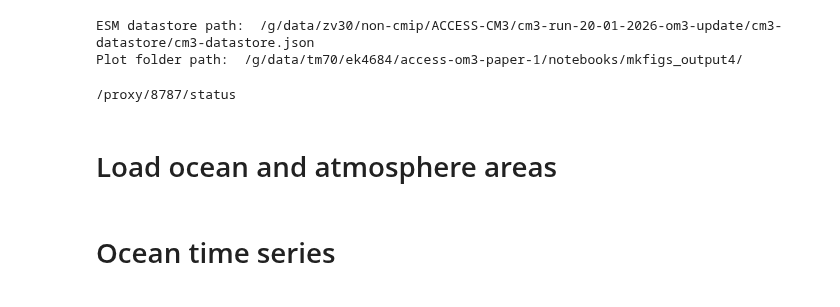
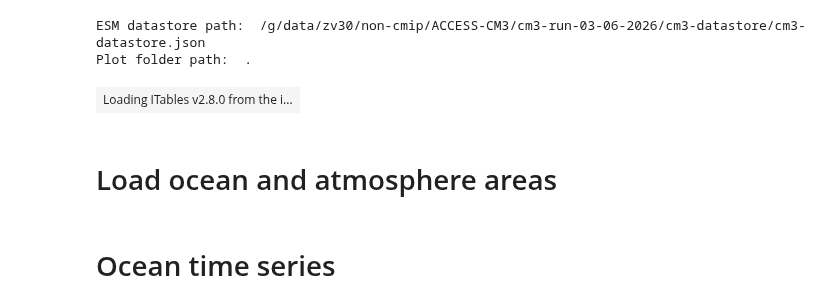
Before and after one commit to ACCESS-Community-Hub/access-cm3-paper-1, a Jupyter notebook: notebooks/polished-python/global-time-series.ipynb, the cells around one changed output. Cells and saved outputs as stored; diff of their text form; code cells hidden in the pictures.

```diff
--- a/notebooks/polished-python/global-time-series.ipynb
+++ b/notebooks/polished-python/global-time-series.ipynb
@@ -7,11 +7,8 @@ os.environ["PYTHONWARNINGS"] = "ignore"
 #parameters
 
 ### USER EDIT start
-esm_file='/g/data/zv30/non-cmip/ACCESS-CM3/cm3-run-20-01-2026-om3-update/cm3-datastore/cm3-datastore.json'
-# esm_file='/g/data/zv30/non-cmip/ACCESS-CM3/cm3-run-11-08-2025-25km-beta-om3-new-um-params/cm3-demo-datastore/cm3-demo-datastore.json'
-
-# esm_file= os.path.join(run_dir, 'cm3-demo-datastore/cm3-virtual-datastore.json')
-plotfolder='/g/data/tm70/ek4684/access-om3-paper-1/notebooks/mkfigs_output4/'
+esm_file='/g/data/zv30/non-cmip/ACCESS-CM3/cm3-run-03-06-2026/cm3-datastore/cm3-datastore.json'
+plotfolder='.'
 dpi=300
 ### USER EDIT stop
 
@@ -26,8 +23,8 @@ os.makedirs(plotfolder, exist_ok=True)
 print("ESM datastore path: ",esm_file)
 print("Plot folder path: ",plotfolder)
 # %% [output]
-ESM datastore path:  /g/data/zv30/non-cmip/ACCESS-CM3/cm3-run-20-01-2026-om3-update/cm3-datastore/cm3-datastore.json
-Plot folder path:  /g/data/tm70/ek4684/access-om3-paper-1/notebooks/mkfigs_output4/
+ESM datastore path:  /g/data/zv30/non-cmip/ACCESS-CM3/cm3-run-03-06-2026/cm3-datastore/cm3-datastore.json
+Plot folder path:  .
 # %%
 import xarray as xr
 import cf_xarray as cfxr
@@ -39,8 +36,3 @@ import numpy as np
 import dask.array as da
 from itables import show
 import h5py
-# %%
-client = Client(threads_per_worker=1)
-print(client.dashboard_link)
-# %% [output]
-/proxy/8787/status
@@ -70,13 +65,15 @@ def available_variables(datastore):
         .sort_index()
     )
 # %%
-# datastore_filtered = datastore.search(realm="ocean", frequency="1mon")
+datastore_filtered = datastore.search(realm="ocean")
 
-# for col in COLUMNS_WITH_ITERABLES:
-#     datastore_filtered.df[col] = datastore_filtered.df[col].astype("object").map(lambda x: list(map(str, x)))
+for col in COLUMNS_WITH_ITERABLES:
+    datastore_filtered.df[col] = datastore_filtered.df[col].astype("object").map(lambda x: list(map(str, x)))
 
-# df = available_variables(datastore_filtered)
-# show(df)
+df = available_variables(datastore_filtered)
+show(df)
+# %% [output]
+| Loading ITables v2.8.0 from the i... |
 # %% [markdown]
 # Load ocean and atmosphere areas
 # %%
```
Also changed, not shown: parts of 31 cells of this notebook, 5 other files.
